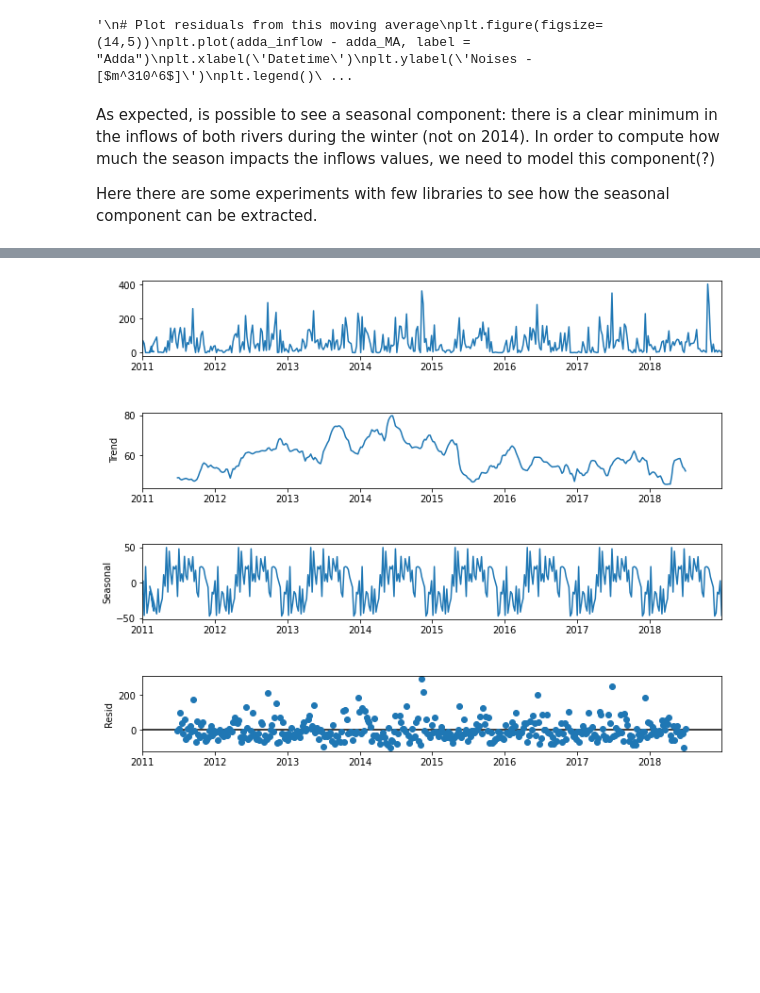
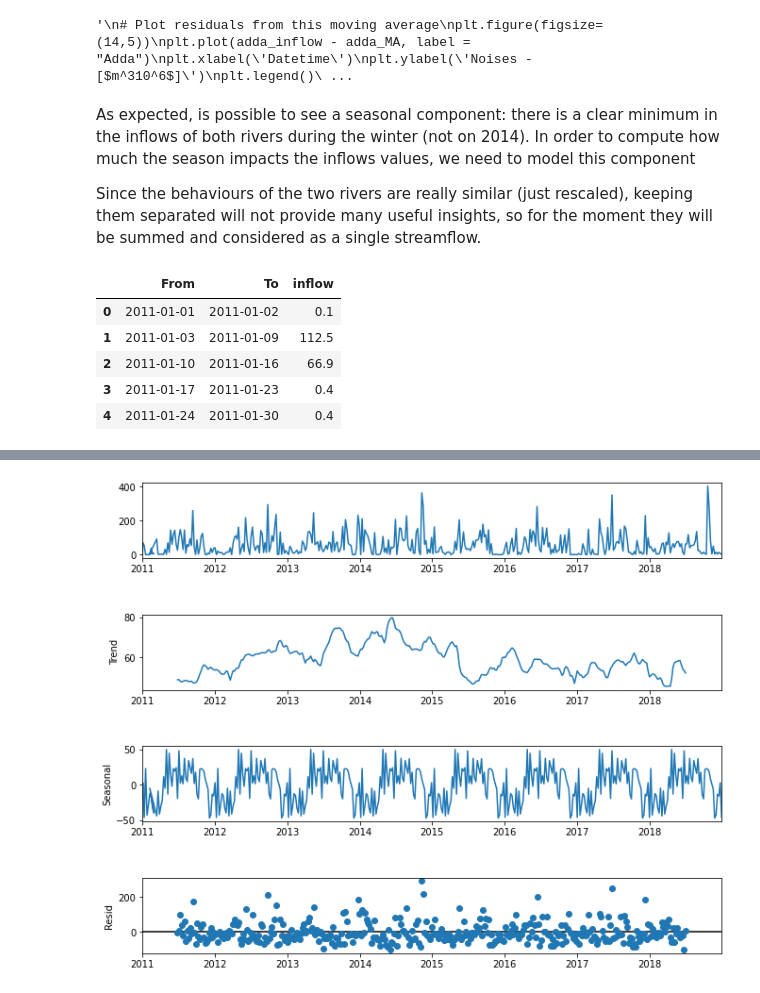
Before and after one commit to francescovidaich964/Como_lake, a Jupyter notebook: Como_Lake_test.ipynb, the cells around one changed output, grey strips where cells are left out. Saved outputs shown, nothing was run; the diff lists cells and outputs as text; code cells hidden in the pictures; blank space fills up the shorter version.

```diff
--- a/Como_Lake_test.ipynb
+++ b/Como_Lake_test.ipynb
@@ -172,6 +172,18 @@ plt.show()
 [figure]
 '\n# Plot residuals from this moving average\nplt.figure(figsize=(14,5))\nplt.plot(adda_inflow - adda_MA, label = "Adda")\nplt.xlabel(\'Datetime\')\nplt.ylabel(\'Noises - [$m^310^6$]\')\nplt.legend()\ ...
 # %% [markdown]
-As expected, is possible to see a seasonal component: there is a clear minimum in the inflows of both rivers during the winter (not on 2014). In order to compute how much the season impacts the inflows values, we need to model this component(?)
+As expected, is possible to see a seasonal component: there is a clear minimum in the inflows of both rivers during the winter (not on 2014). In order to compute how much the season impacts the inflows values, we need to model this component
 
-Here there are some experiments with few libraries to see how the seasonal component can be extracted.
+Since the behaviours of the two rivers are really similar (just rescaled), keeping them separated will not provide many useful insights, so for the moment they will be summed and considered as a single streamflow.
+# %%
+# Combine inflows in a single column
+full_df['inflow'] = full_df['ADDA PRELACUALE'] + full_df['MERA']
+inflow_df = full_df.drop(['ADDA PRELACUALE','MERA'], axis=1)
+inflow_df.head()
+# %% [output]
+|  | From | To | inflow |
+| 0 | 2011-01-01 | 2011-01-02 | 0.1 |
+| 1 | 2011-01-03 | 2011-01-09 | 112.5 |
+| 2 | 2011-01-10 | 2011-01-16 | 66.9 |
+| 3 | 2011-01-17 | 2011-01-23 | 0.4 |
+| 4 | 2011-01-24 | 2011-01-30 | 0.4 |
```
Also changed, not shown: parts of 8 cells of this notebook.
